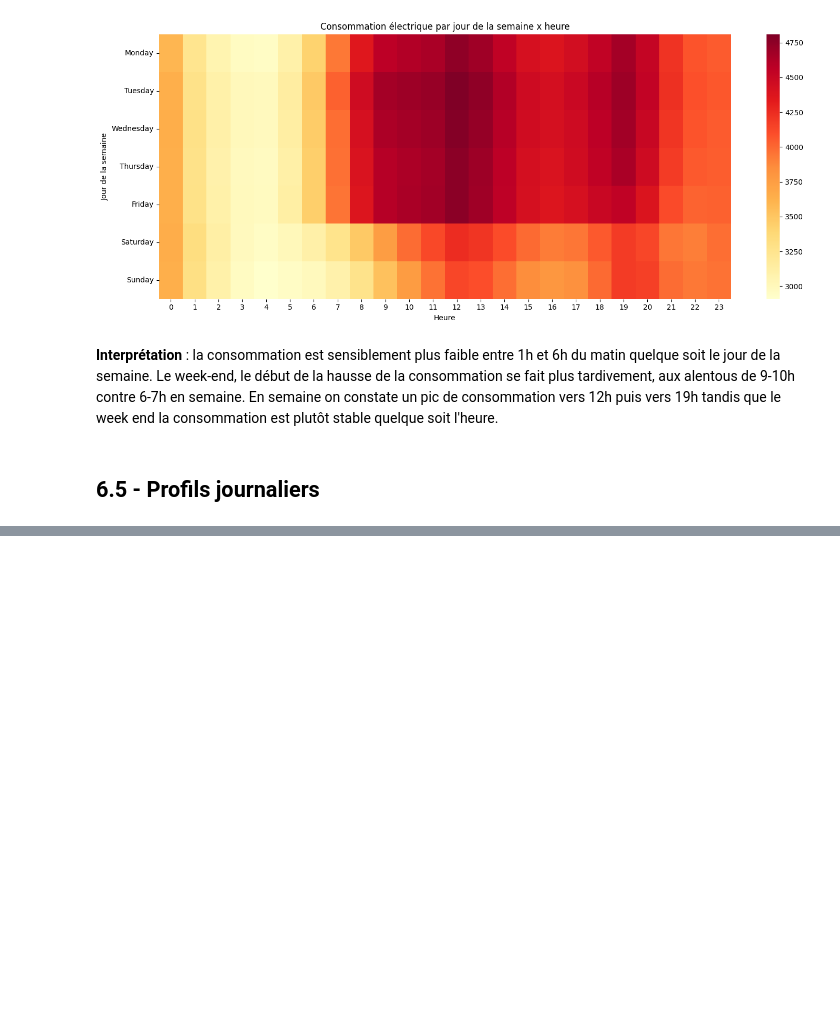
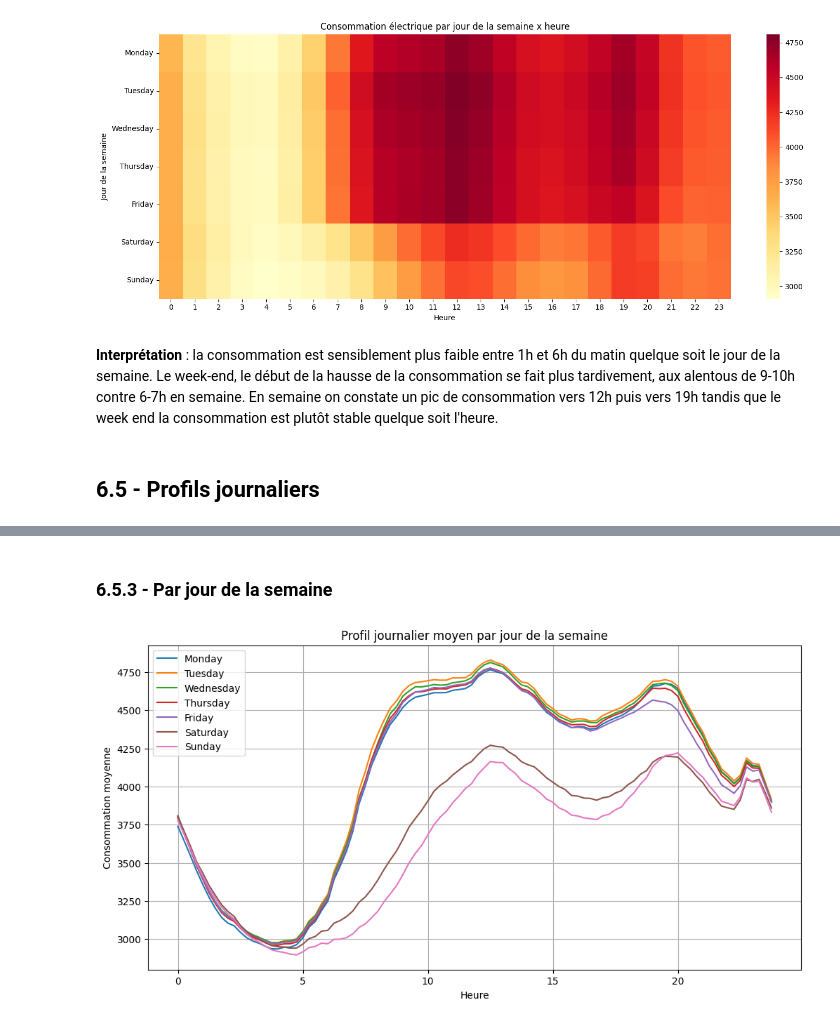
Before and after one commit to angelagrimaud/projet_pythonds, a Jupyter notebook: notebooks/anaylse_conso.ipynb, the cells around one changed output, grey strips where cells are left out. Saved outputs shown, nothing was run; the diff lists cells and outputs as text; code cells hidden in the pictures; blank space fills up the shorter version.

```diff
--- a/notebooks/anaylse_conso.ipynb
+++ b/notebooks/anaylse_conso.ipynb
@@ -313,0 +368,18 @@ plt.show()
+# %% [markdown]
+### 6.5.3 - Par jour de la semaine
+# %%
+jours_ordre = ['Monday', 'Tuesday', 'Wednesday', 'Thursday', 'Friday', 'Saturday', 'Sunday']
+
+plt.figure(figsize=(12,6))
+for jour in jours_ordre:
+    profil_jour = df[df['jour_semaine']==jour].groupby('heure_quart')['conso_final'].mean()
+    plt.plot(profil_jour.index, profil_jour.values, label=jour)
+
+plt.xlabel("Heure")
+plt.ylabel("Consommation moyenne")
+plt.title("Profil journalier moyen par jour de la semaine")
+plt.legend()
+plt.grid(True)
+plt.show()
+# %% [output]
+[figure, added]
```
Also changed, not shown: parts of 12 cells of this notebook.
